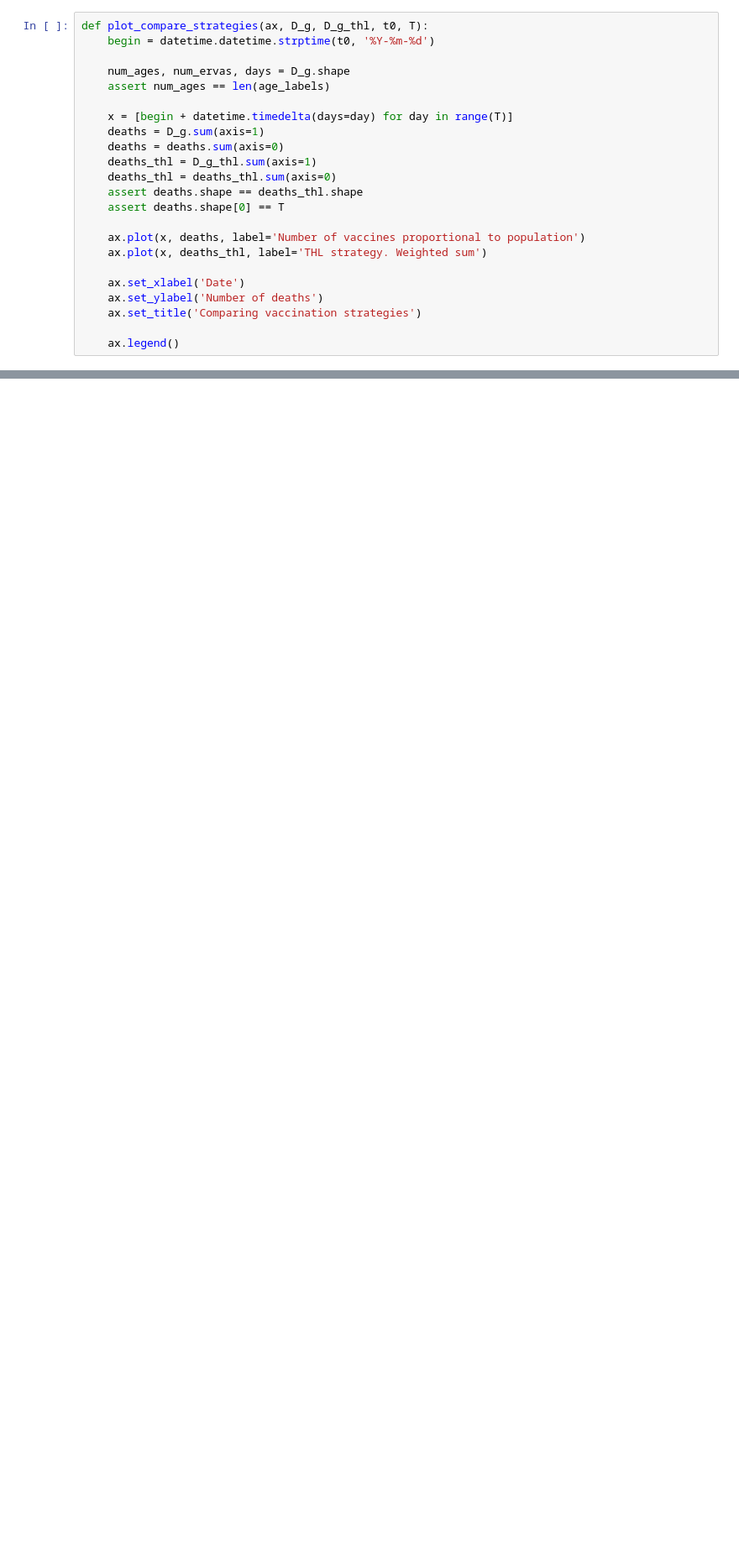
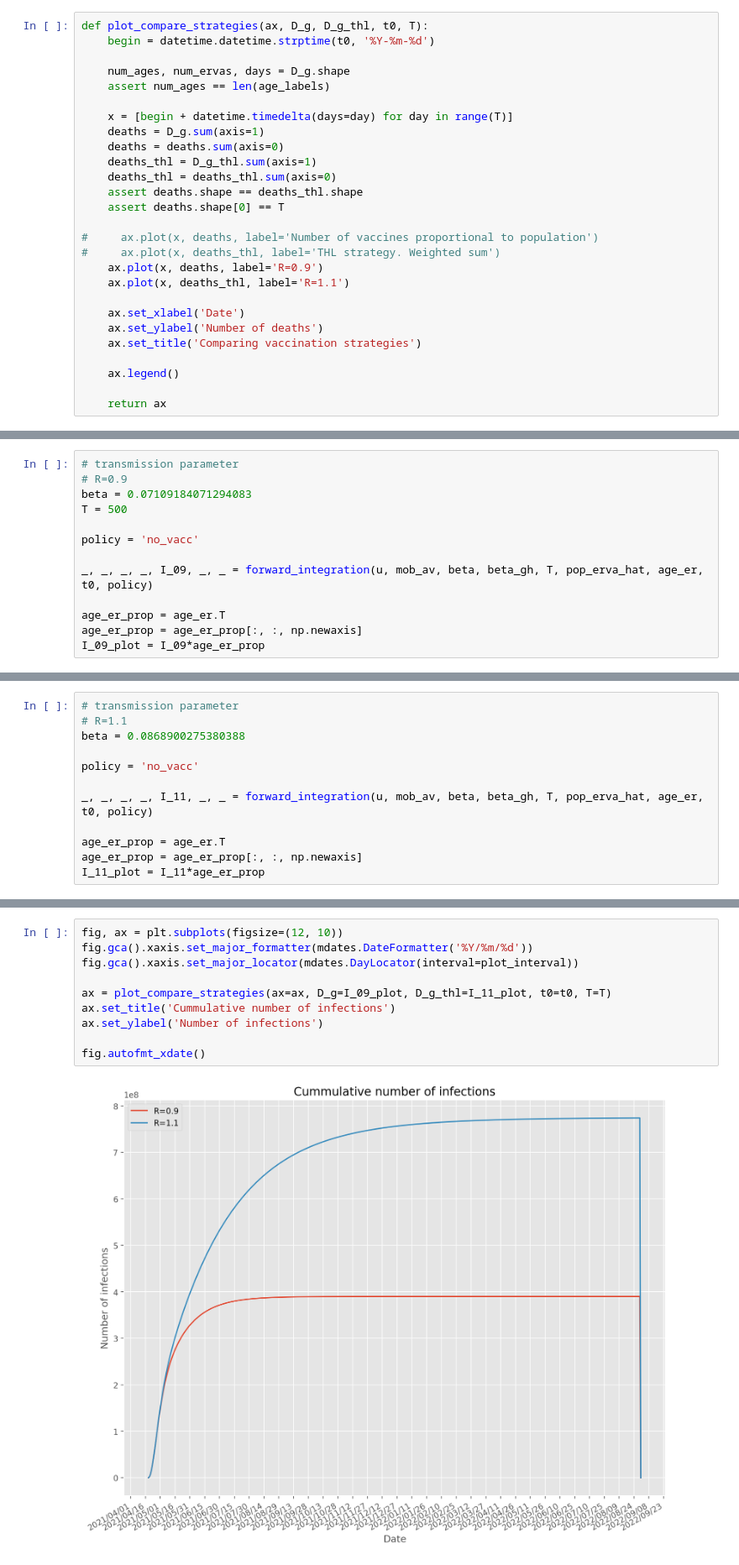
Before and after one commit to FINCoVID19/optimized_vaccination_finland, a Jupyter notebook: plot_forward_integration.ipynb, the cells around one changed output, grey strips where cells are left out. Shown at 84% size. Cells and saved outputs as stored; diff of their text form; blank space fills up the shorter version.

```diff
--- a/plot_forward_integration.ipynb
+++ b/plot_forward_integration.ipynb
@@ -193,14 +224,18 @@ def plot_compare_strategies(ax, D_g, D_g_thl, t0, T):
     assert deaths.shape == deaths_thl.shape
     assert deaths.shape[0] == T
 
-    ax.plot(x, deaths, label='Number of vaccines proportional to population')
-    ax.plot(x, deaths_thl, label='THL strategy. Weighted sum')
+#     ax.plot(x, deaths, label='Number of vaccines proportional to population')
+#     ax.plot(x, deaths_thl, label='THL strategy. Weighted sum')
+    ax.plot(x, deaths, label='R=0.9')
+    ax.plot(x, deaths_thl, label='R=1.1')
 
     ax.set_xlabel('Date')
     ax.set_ylabel('Number of deaths')
     ax.set_title('Comparing vaccination strategies')
 
     ax.legend()
+
+    return ax
 # %%
 fig, ax = plt.subplots(figsize=(12, 10))
 fig.gca().xaxis.set_major_formatter(mdates.DateFormatter('%Y/%m/%d'))
@@ -211,0 +257,13 @@ fig.autofmt_xdate()
+# %%
+# transmission parameter
+# R=0.9
+beta = 0.07109184071294083
+T = 500
+
+policy = 'no_vacc'
+
+_, _, _, _, I_09, _, _ = forward_integration(u, mob_av, beta, beta_gh, T, pop_erva_hat, age_er, t0, policy)
+
+age_er_prop = age_er.T
+age_er_prop = age_er_prop[:, :, np.newaxis]
+I_09_plot = I_09*age_er_prop
@@ -211,0 +288,12 @@ fig.autofmt_xdate()
+# %%
+# transmission parameter
+# R=1.1
+beta = 0.0868900275380388
+
+policy = 'no_vacc'
+
+_, _, _, _, I_11, _, _ = forward_integration(u, mob_av, beta, beta_gh, T, pop_erva_hat, age_er, t0, policy)
+
+age_er_prop = age_er.T
+age_er_prop = age_er_prop[:, :, np.newaxis]
+I_11_plot = I_11*age_er_prop
@@ -211,0 +318,12 @@ fig.autofmt_xdate()
+# %%
+fig, ax = plt.subplots(figsize=(12, 10))
+fig.gca().xaxis.set_major_formatter(mdates.DateFormatter('%Y/%m/%d'))
+fig.gca().xaxis.set_major_locator(mdates.DayLocator(interval=plot_interval))
+
+ax = plot_compare_strategies(ax=ax, D_g=I_09_plot, D_g_thl=I_11_plot, t0=t0, T=T)
+ax.set_title('Cummulative number of infections')
+ax.set_ylabel('Number of infections')
+
+fig.autofmt_xdate()
+# %% [output]
+[figure, added]
```
Also changed, not shown: parts of 18 cells of this notebook, 2 other files.
